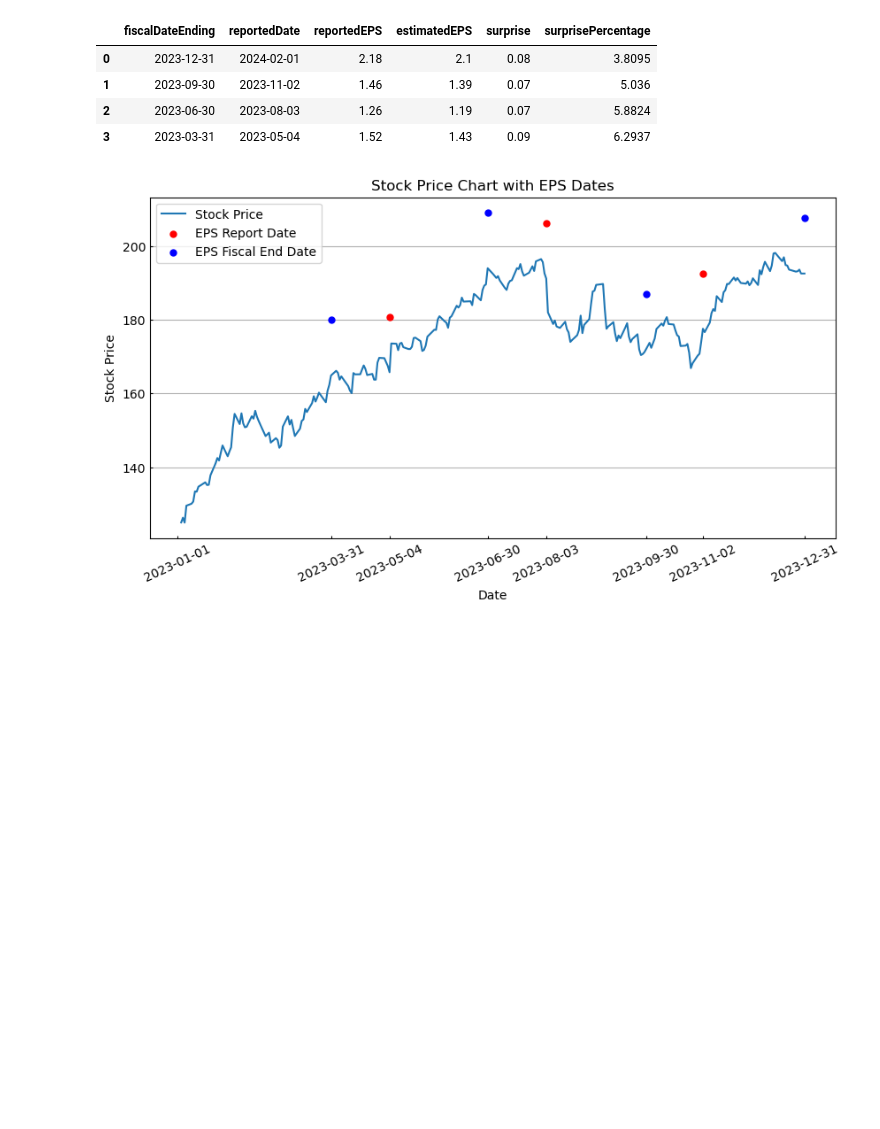
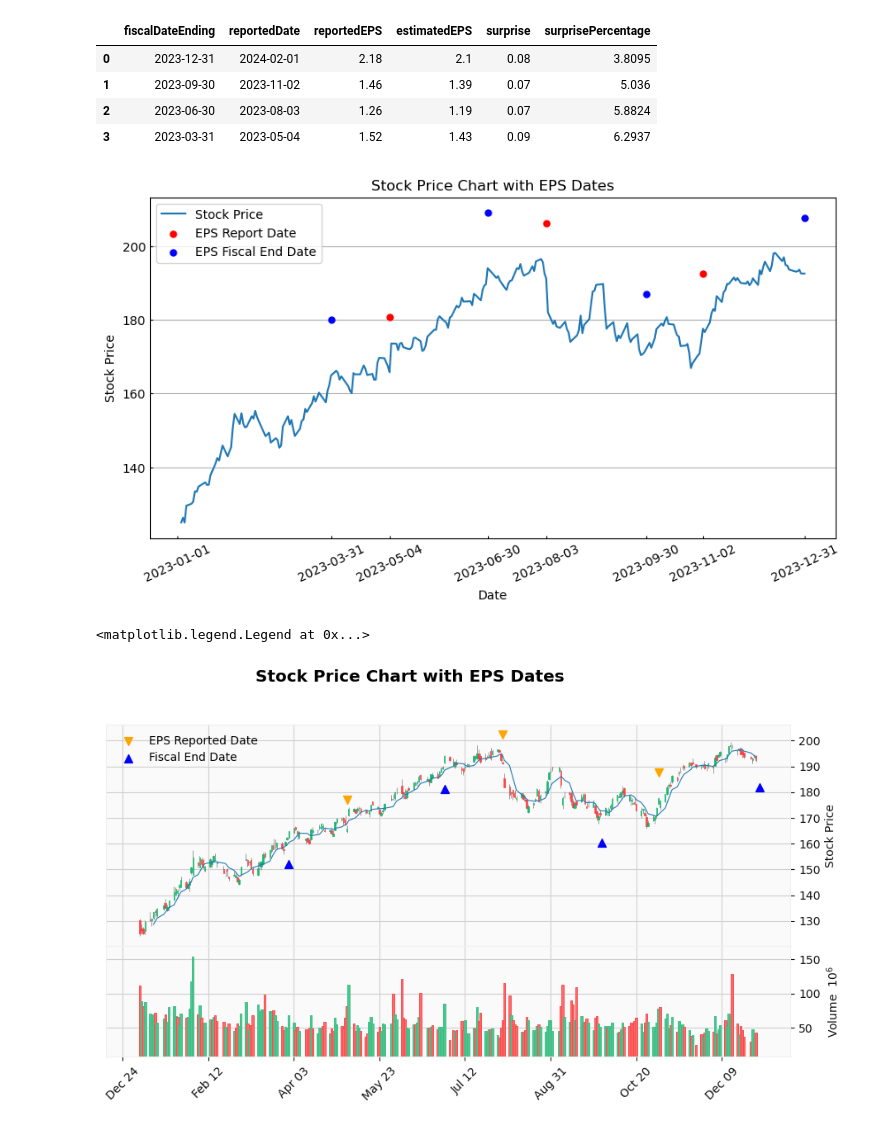
Before and after one commit to mydcxiao/vlm_behavioral_fin, a Jupyter notebook: data/sp500.ipynb, the cells around one changed output. Cells and saved outputs as stored; diff of their text form; code cells hidden in the pictures; blank space fills up the shorter version.

Commit message:
add candle plot support

```diff
--- a/data/sp500.ipynb
+++ b/data/sp500.ipynb
@@ -411,3 +393,67 @@ plt.grid(axis='y', linestyle='-', alpha=1)
 plt.show()
 # %% [output]
 [figure]
+# %%
+import mplfinance as mpf
+import matplotlib.dates as mdates
+
+ticker = 'AAPL'
+comp_price = prices.xs(ticker, axis=1, level=1, drop_level=True)
+comp_stock = comp_price.loc[start:end]
+comp_stock.columns.name = None
+comp_stock.reset_index(inplace=True)
+
+# Converting 'Date' column to datetime if it's not already
+comp_stock.loc[:, 'Date'] = pd.to_datetime(comp_stock['Date'])
+
+# Setting the 'Date' column as the index
+comp_stock.set_index('Date', inplace=True)
+
+# Reindex to all_dates
+# all_dates = pd.date_range(start, end, freq='D')
+# comp_stock = comp_stock.reindex(all_dates)
+# comp_stock.index.name = 'Date'
+
+# Ensure quarterly_eps_df['reportedDate'] and quarterly_eps_df['fiscalDateEnding'] are in datetime format
+quarterly_eps_df['reportedDate'] = pd.to_datetime(quarterly_eps_df['reportedDate'])
+quarterly_eps_df['fiscalDateEnding'] = pd.to_datetime(quarterly_eps_df['fiscalDateEnding'])
+
+# Creating markers for EPS report date and fiscal end date
+eps_markers = quarterly_eps_df.loc[quarterly_eps_df['reportedDate'].between(start, end), 'reportedDate'].values
+fiscal_markers = quarterly_eps_df.loc[quarterly_eps_df['fiscalDateEnding'].between(start, end), 'fiscalDateEnding'].values
+
+# Creating EPS signals
+offset = 10
+all_dates = pd.date_range(start, end, freq='D')
+low_prices = comp_stock['Low'].reindex(all_dates).interpolate(method='linear')
+high_prices = comp_stock['High'].reindex(all_dates).interpolate(method='linear')
+# eps_signal = np.where(high_prices.index.isin(eps_markers), high_prices + offset, np.nan)
+# fiscal_signal = np.where(low_prices.index.isin(fiscal_markers), low_prices - offset, np.nan)
+eps_signal = high_prices.loc[eps_markers] + offset
+fiscal_signal = low_prices.loc[fiscal_markers] - offset
+
+# Adding markers
+# ap = [
+#     mpf.make_addplot(eps_signal, type='scatter', markersize=20, marker='v', color='red'),
+#     mpf.make_addplot(fiscal_signal, type='scatter', markersize=20, marker='^', color='blue')
+# ]
+
+# Plotting the candlestick chart
+fig, axlist = mpf.plot(
+    comp_stock, type='candle', mav=7, style='yahoo',
+    panel_ratios=(2,1), figratio=(2,1), figscale=1,
+    title='Stock Price Chart with EPS Dates', ylabel='Stock Price',
+    volume=True, show_nontrading=True, returnfig=True,
+)
+
+eps_x = [mdates.date2num(date) for date in eps_signal.index]
+eps_y = [eps_signal[i] for i in eps_signal.index]
+fiscal_x = [mdates.date2num(date) for date in fiscal_signal.index]
+fiscal_y = [fiscal_signal[i] for i in fiscal_signal.index]
+
+axlist[0].scatter(eps_x, eps_y, s=50, marker='v', color='orange', label='EPS Reported Date')
+axlist[0].scatter(fiscal_x, fiscal_y, s=50, marker='^', color='blue', label='Fiscal End Date')
+axlist[0].legend(frameon=False)
+# %% [output]
+<matplotlib.legend.Legend at 0x...>
+[figure, added]
```
Also changed, not shown: parts of 5 cells of this notebook, 4 other files.
